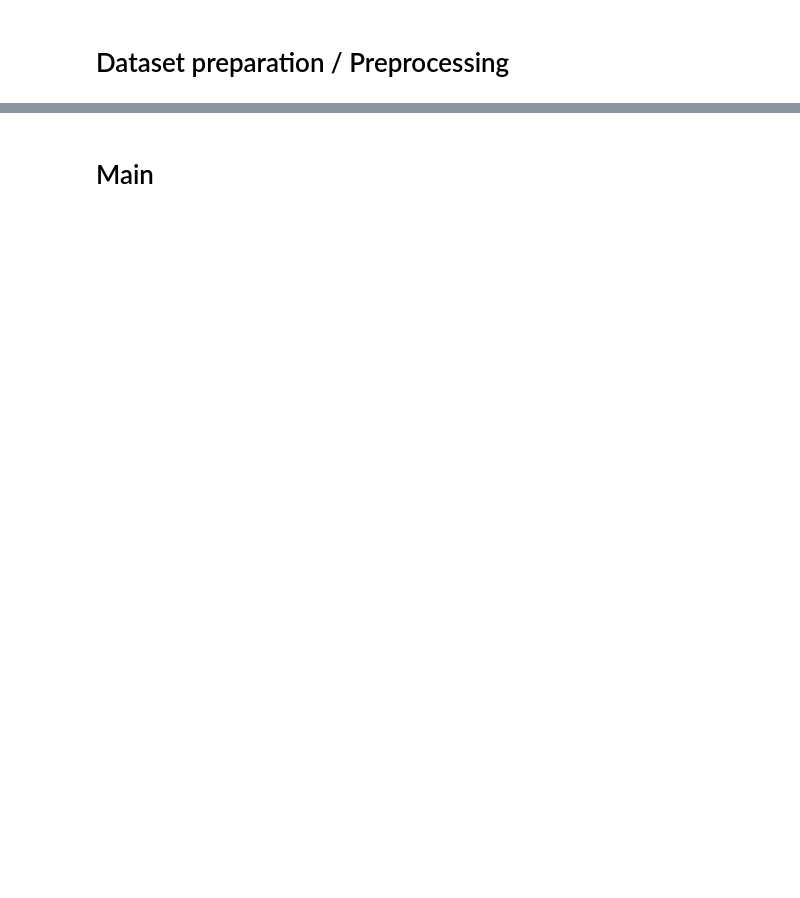
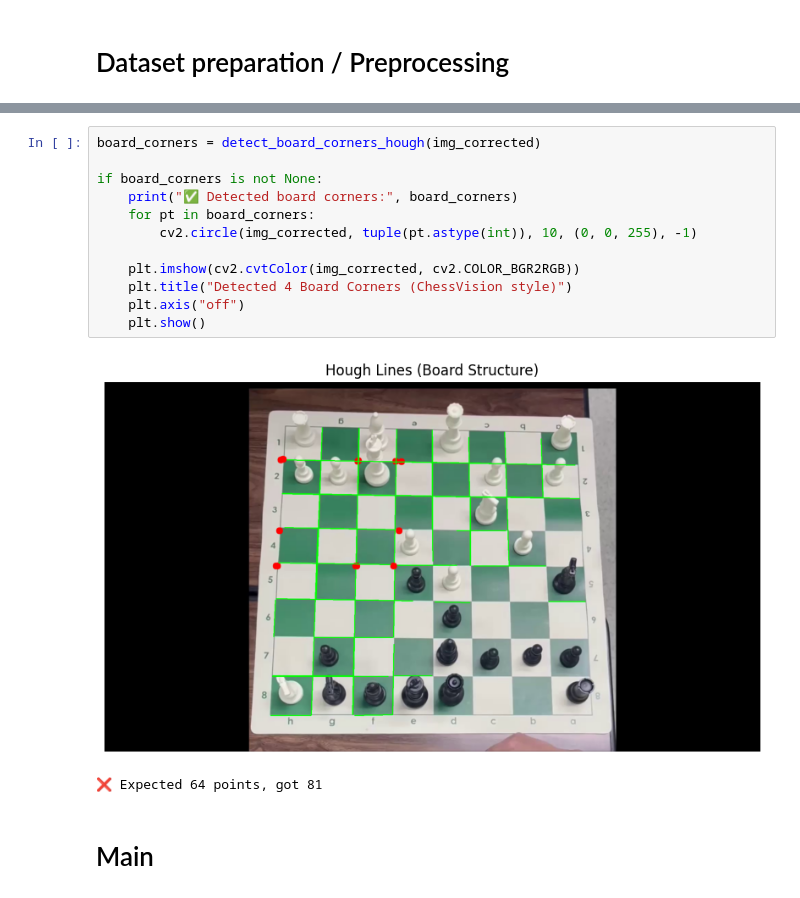
Before and after one commit to FadeZx/DT-467_ChessMoveTracking, a Jupyter notebook: 2_2024_DT_467_ChessMove.ipynb, the cells around one changed output, grey strips where cells are left out. Cells and saved outputs as stored; diff of their text form; blank space fills up the shorter version.

```diff
--- a/2_2024_DT_467_ChessMove.ipynb
+++ b/2_2024_DT_467_ChessMove.ipynb
@@ -80,3 +329,18 @@ Chessboard corners not found.
+# %%
+board_corners = detect_board_corners_hough(img_corrected)
+
+if board_corners is not None:
+    print("✅ Detected board corners:", board_corners)
+    for pt in board_corners:
+        cv2.circle(img_corrected, tuple(pt.astype(int)), 10, (0, 0, 255), -1)
+
+    plt.imshow(cv2.cvtColor(img_corrected, cv2.COLOR_BGR2RGB))
+    plt.title("Detected 4 Board Corners (ChessVision style)")
+    plt.axis("off")
+    plt.show()
+# %% [output]
+[figure, added]
+❌ Expected 64 points, got 81
 # %% [markdown]
 # Main
 # %%
```
Also changed, not shown: parts of 13 cells of this notebook.
